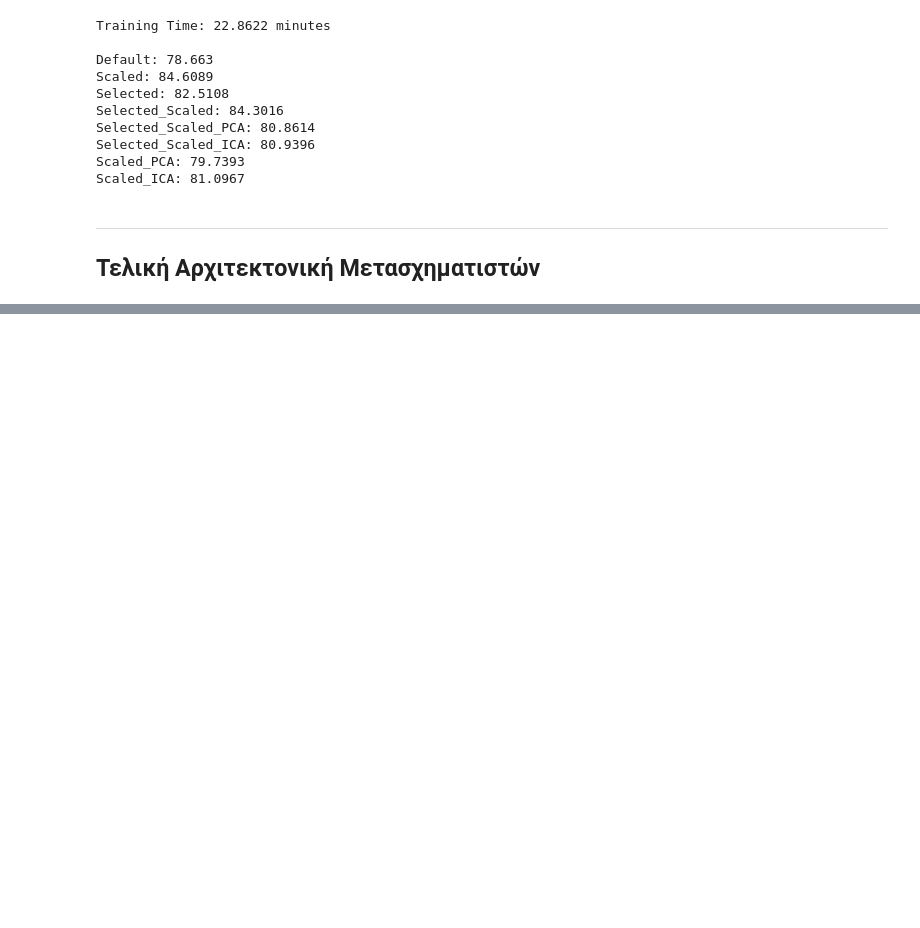
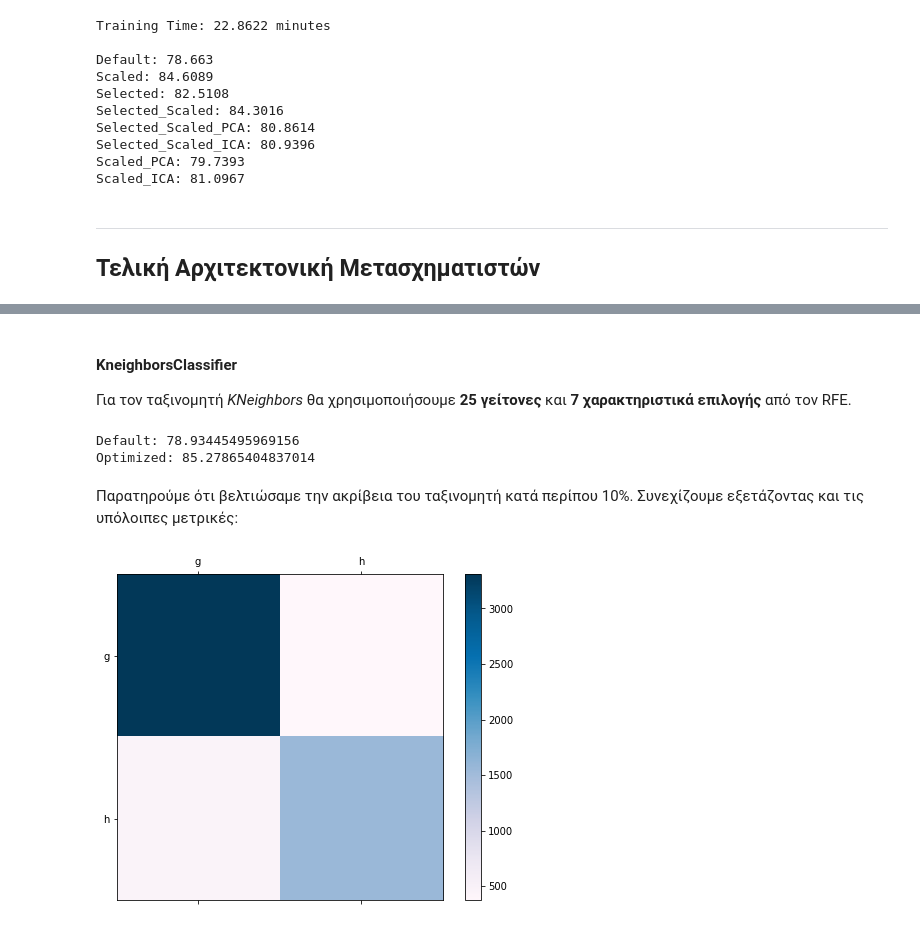
Before and after one commit to sonqo/ntua-ypsilon, a Jupyter notebook: 3_Neural_Networks_Intelligent_Systems/1_Classification/A11_B01.ipynb, the cells around one changed output, grey strips where cells are left out. Saved outputs shown, nothing was run; the diff lists cells and outputs as text; code cells hidden in the pictures; blank space fills up the shorter version.

```diff
--- a/3_Neural_Networks_Intelligent_Systems/1_Classification/A11_B01.ipynb
+++ b/3_Neural_Networks_Intelligent_Systems/1_Classification/A11_B01.ipynb
@@ -1365,0 +1376,42 @@ Scaled_ICA: 81.0967
+# %% [markdown]
+#### KneighborsClassifier
+
+Για τον ταξινομητή *KNeighbors* θα χρησιμοποιήσουμε **25 γείτονες** και **7 χαρακτηριστικά επιλογής** από τον RFE.
+# %%
+std_scaler = StandardScaler()
+knn = KNeighborsClassifier(n_neighbors=25)
+rfe_selector = RFE(estimator=LogisticRegression(), n_features_to_select=7)
+
+pipeline = Pipeline(steps=
+                [('selector', rfe_selector), ('scaler', std_scaler)])
+
+pulses_train_prepared = pipeline.fit_transform(pulses_train, pulses_train_labels)
+pulses_test_prepared = pipeline.transform(pulses_test)
+
+knn.fit(pulses_train_prepared, pulses_train_labels)
+knn_final_predictions = knn.predict(pulses_test_prepared)
+knn_final = accuracy_score(pulses_test_labels, knn_final_predictions) * 100
+
+target_names = knn.classes_.tolist()
+# %%
+print("Default: " + str(knn_default))
+print("Optimized: " + str(knn_final))
+# %% [output]
+Default: 78.93445495969156
+Optimized: 85.27865404837014
+# %% [markdown]
+Παρατηρούμε ότι βελτιώσαμε την ακρίβεια του ταξινομητή κατά περίπου 10%. Συνεχίζουμε εξετάζοντας και τις υπόλοιπες μετρικές:
+# %%
+matrix = confusion_matrix(pulses_test_labels, knn_final_predictions)
+
+fig = plt.figure(figsize=(8,6))
+ax = fig.add_subplot(111)
+cax = ax.matshow(matrix, cmap=cm.get_cmap('PuBu'))
+fig.colorbar(cax)
+
+ax.set_xticklabels([''] + target_names)
+ax.set_yticklabels([''] + target_names)
+
+plt.show()
+# %% [output]
+[figure, added]
```
Also changed, not shown: parts of 31 cells of this notebook.
